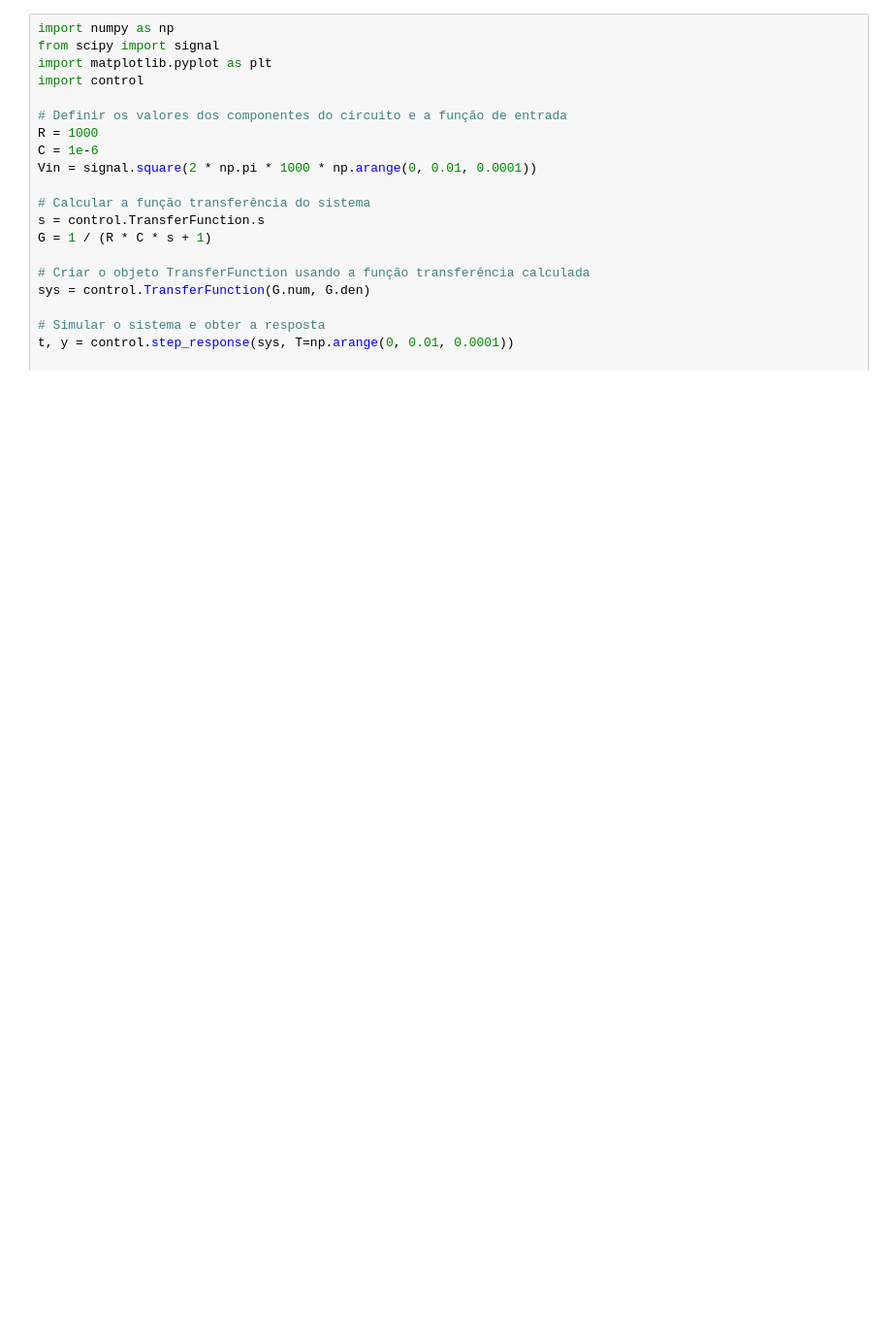
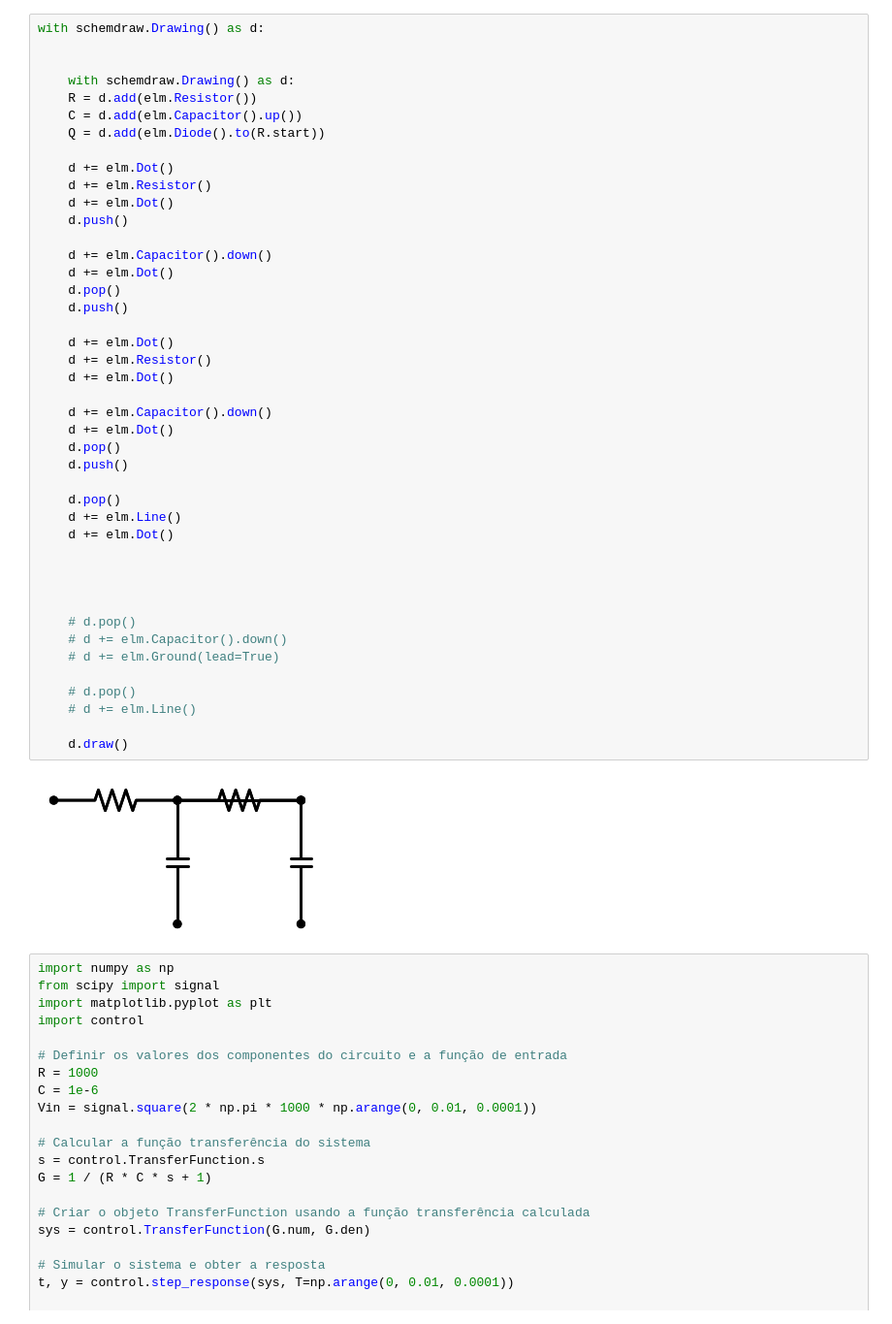
Before and after one commit to Batchuka/EoC-controle-automatico-IFES, a Jupyter notebook: testes.ipynb, the cells around one changed output. Shown at 97% size. Drawn from its saved outputs; the diff is of its cells as text; blank space fills up the shorter version.

```diff
--- a/Equation.ipynb
+++ b/testes.ipynb
@@ -23,3 +32,48 @@ LsI(s) + RI(s) + \frac{1}{Cs}I(s) = V(s)
+# %%
+with schemdraw.Drawing() as d:
+
+
+    with schemdraw.Drawing() as d:
+    R = d.add(elm.Resistor())
+    C = d.add(elm.Capacitor().up())
+    Q = d.add(elm.Diode().to(R.start))
+
+    d += elm.Dot()
+    d += elm.Resistor()
+    d += elm.Dot()
+    d.push()
+
+    d += elm.Capacitor().down()
+    d += elm.Dot()
+    d.pop()
+    d.push()
+
+    d += elm.Dot()
+    d += elm.Resistor()
+    d += elm.Dot()
+
+    d += elm.Capacitor().down()
+    d += elm.Dot()
+    d.pop()
+    d.push()
+
+    d.pop()
+    d += elm.Line()
+    d += elm.Dot()
+
+
+
+
+    # d.pop()
+    # d += elm.Capacitor().down()
+    # d += elm.Ground(lead=True)
+
+    # d.pop()
+    # d += elm.Line()
+
+    d.draw()
+# %% [output]
+[figure, added]
 # %%
 import numpy as np
 from scipy import signal
```
Also changed, not shown: parts of 6 cells of this notebook, 3 other files.
